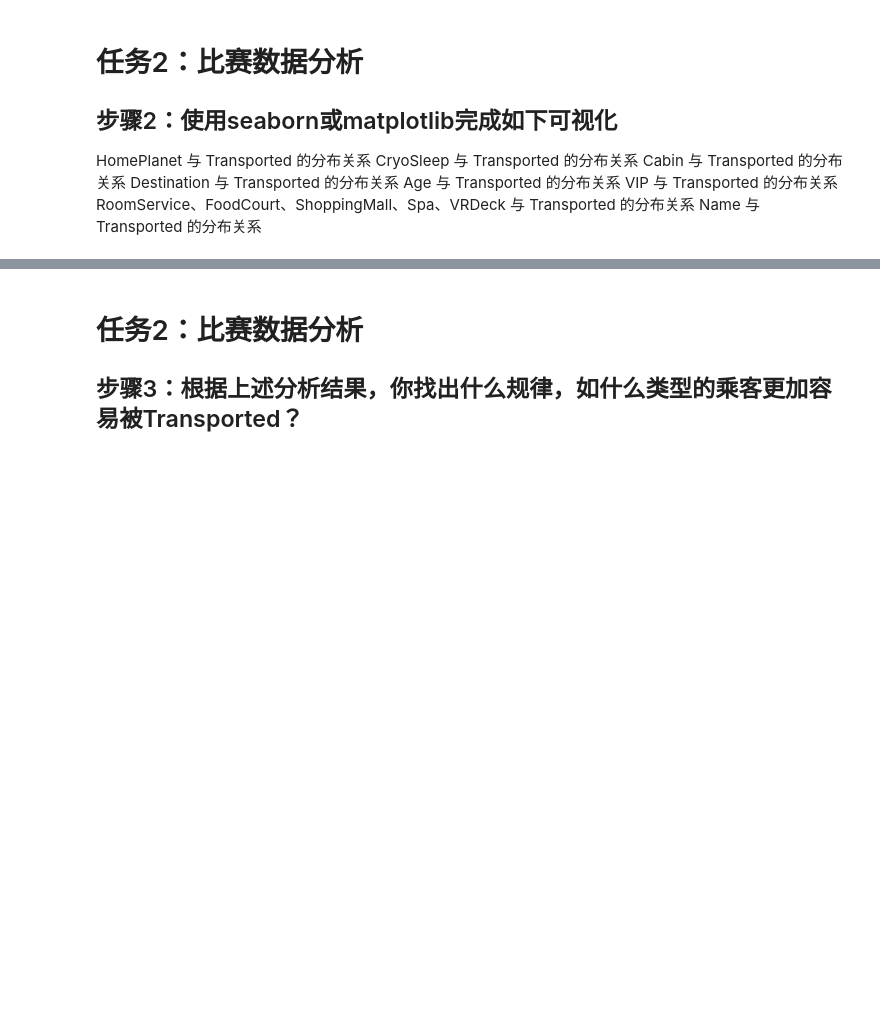
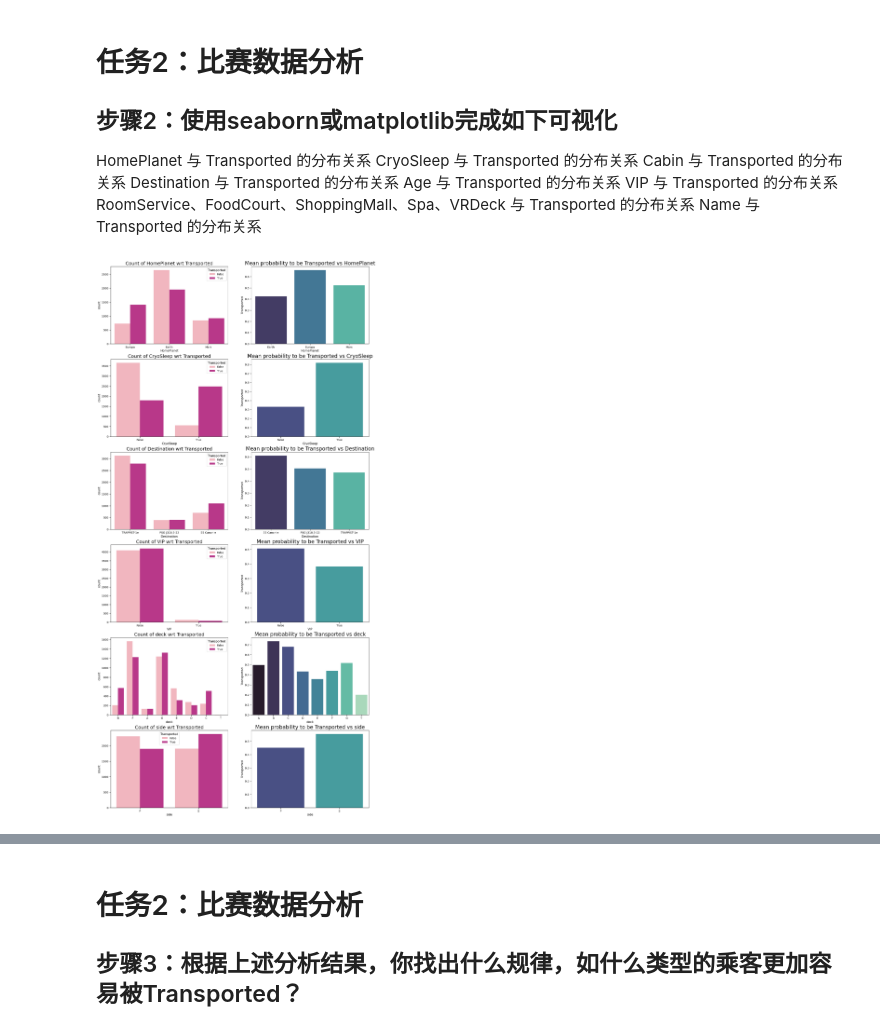
Before and after one commit to dingding0908/Coggle_learning, a Jupyter notebook: task1.ipynb, the cells around one changed output, grey strips where cells are left out. Drawn from its saved outputs; the diff is of its cells as text; code cells hidden in the pictures; blank space fills up the shorter version.

```diff
--- a/task1.ipynb
+++ b/task1.ipynb
@@ -92,0 +188,5 @@ dtype: object
+# %%
+train[['GroupNum','Group_Id']] =train['PassengerId'].str.split('_', expand=True)
+
+train[['deck','num','side']] = train['Cabin'].str.split('/', expand=True)
+train.info()
@@ -101,3 +231,24 @@ Age 与 Transported 的分布关系
 VIP 与 Transported 的分布关系
 RoomService、FoodCourt、ShoppingMall、Spa、VRDeck 与 Transported 的分布关系
 Name 与 Transported 的分布关系
+# %%
+def plot_cat_prob(columnsList , data, ax_row, targetCol):
+  sns.set_context("paper", font_scale=1.2)
+  #initialise plot ax
+  f,ax = plt.subplots(ax_row, 2, figsize=(18, 38))
+
+  #iterate
+  for r in range(ax_row):
+    col_name = columnsList[r]
+    sns.countplot(x=data[col_name], hue=train[targetCol], palette='RdPu',ax=ax[r][0])
+    ax[r][0].set_title(f'Count of {col_name} wrt {targetCol}', fontsize=18)
+
+    notNull_df = data[(data[col_name].isnull() == False) & (data[targetCol].isnull() == False)][[col_name,targetCol]].reset_index()
+    temp = notNull_df.groupby(col_name).mean()
+
+    sns.barplot(x=temp.index,y=temp[targetCol], ax=ax[r][1], palette='mako')
+    ax[r][1].set_title(f'Mean probability to be {targetCol} vs {col_name}', fontsize=20)
+# %%
+plot_cat_prob(['HomePlanet','CryoSleep','Destination','VIP','deck','side'],train,6,targetCol='Transported')
+# %% [output]
+[figure, added]
```
Also changed, not shown: parts of 19 cells of this notebook.
